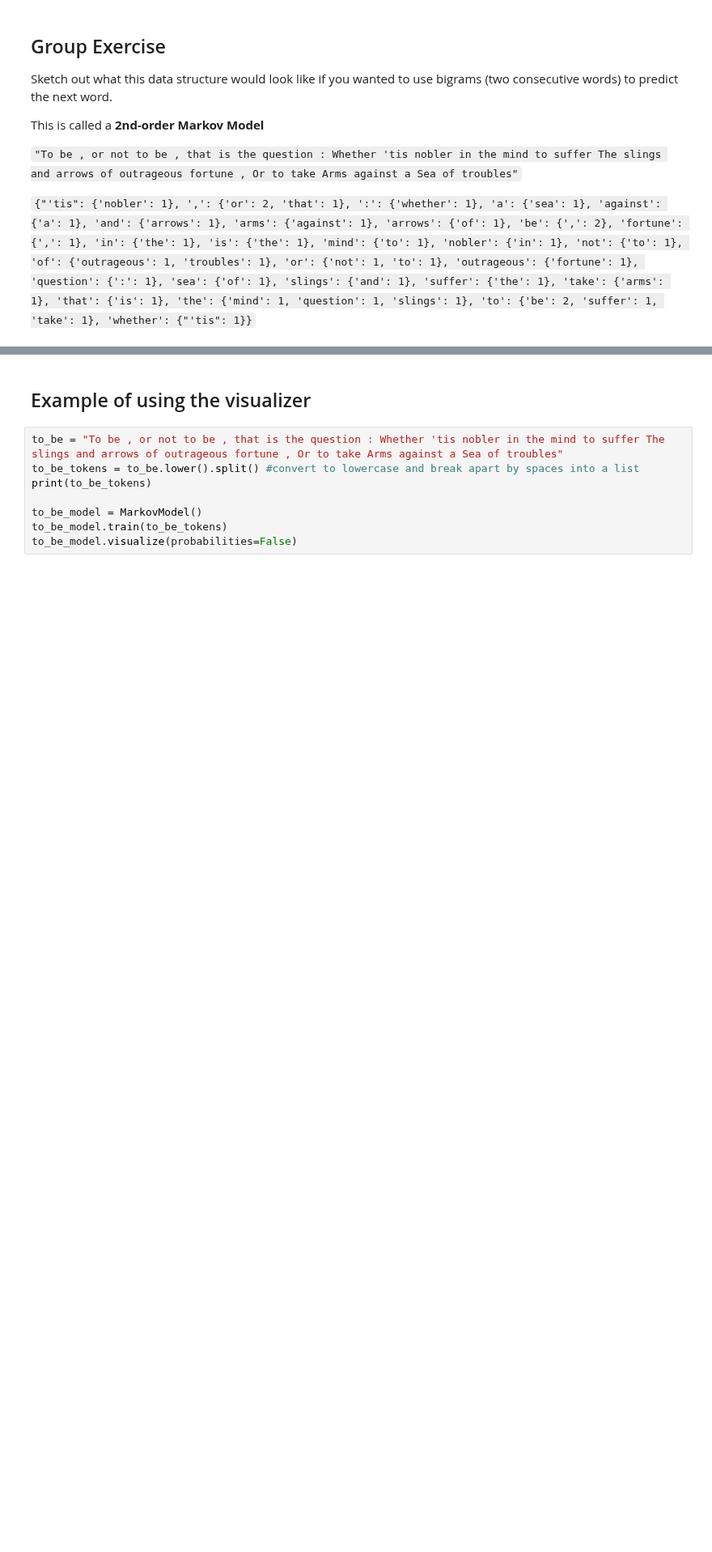
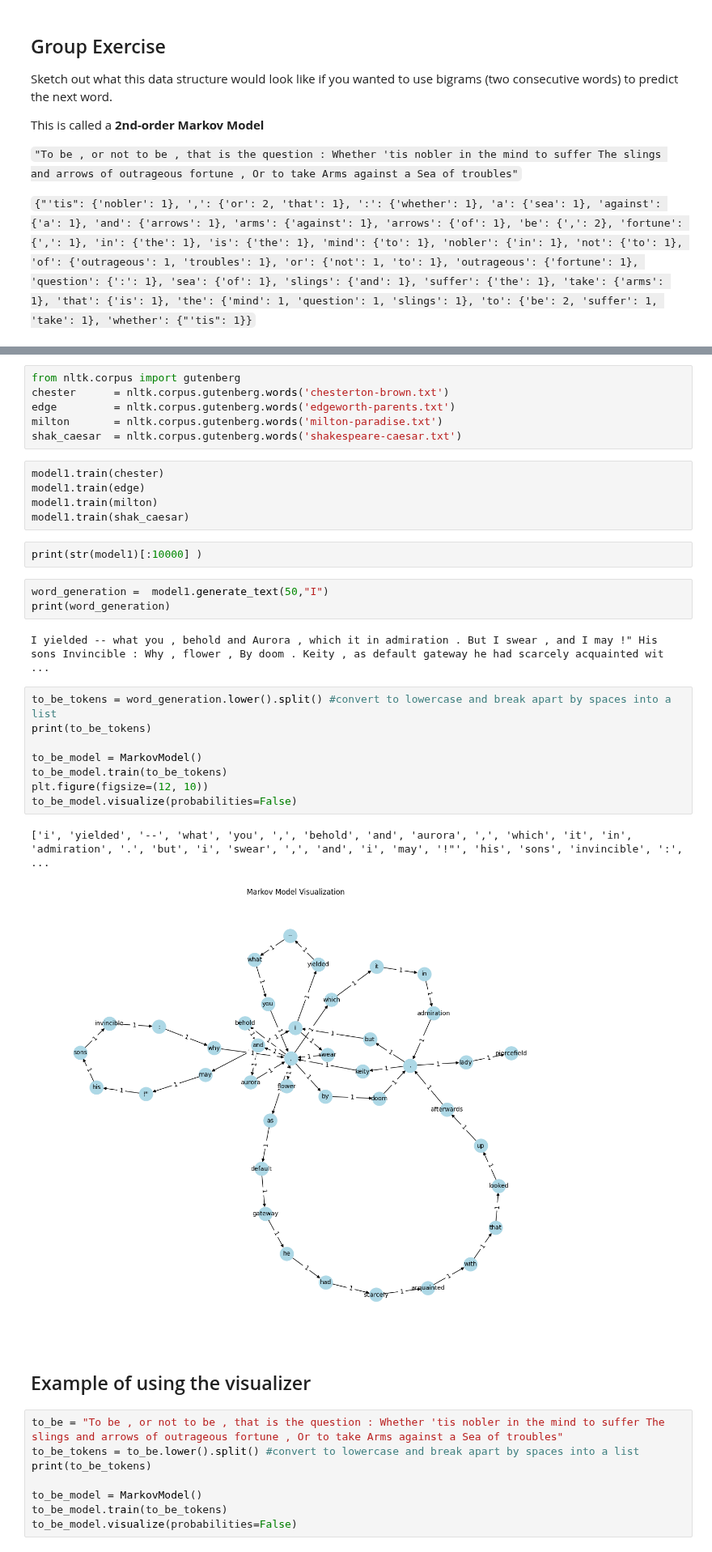
Before and after one commit to gonzalovaldenebro/NaturalLanguageProcessing-Portfolio, a Jupyter notebook: Part 2 - Classical Algorithms/Applied Exploration/F2_4_MarkovModels.ipynb, the cells around one changed output, grey strips where cells are left out. Shown at 81% size. Cells and saved outputs as stored; diff of their text form; blank space fills up the shorter version.

```diff
--- a/Part 2 - Classical Algorithms/Applied Exploration/F2_4_MarkovModels.ipynb
+++ b/Part 2 - Classical Algorithms/Applied Exploration/F2_4_MarkovModels.ipynb
@@ -577,3 +579,32 @@ Enhance the `MarkovModel` class to take in a parameter that allows it to be a 1s
+# %%
+from nltk.corpus import gutenberg
+chester      = nltk.corpus.gutenberg.words('chesterton-brown.txt')
+edge         = nltk.corpus.gutenberg.words('edgeworth-parents.txt')
+milton       = nltk.corpus.gutenberg.words('milton-paradise.txt')
+shak_caesar  = nltk.corpus.gutenberg.words('shakespeare-caesar.txt')
+# %%
+model1.train(chester)
+model1.train(edge)
+model1.train(milton)
+model1.train(shak_caesar)
+# %%
+print(str(model1)[:10000] )
+# %%
+word_generation =  model1.generate_text(50,"I")
+print(word_generation)
+# %% [output]
+I yielded -- what you , behold and Aurora , which it in admiration . But I swear , and I may !" His sons Invincible : Why , flower , By doom . Keity , as default gateway he had scarcely acquainted wit ...
+# %%
+to_be_tokens = word_generation.lower().split() #convert to lowercase and break apart by spaces into a list
+print(to_be_tokens)
+
+to_be_model = MarkovModel()
+to_be_model.train(to_be_tokens)
+plt.figure(figsize=(12, 10))
+to_be_model.visualize(probabilities=False)
+# %% [output]
+['i', 'yielded', '--', 'what', 'you', ',', 'behold', 'and', 'aurora', ',', 'which', 'it', 'in', 'admiration', '.', 'but', 'i', 'swear', ',', 'and', 'i', 'may', '!"', 'his', 'sons', 'invincible', ':',  ...
+[figure, added]
 # %% [markdown]
 ## Example of using the visualizer
 # %%
```
Also changed, not shown: parts of 17 cells of this notebook.
